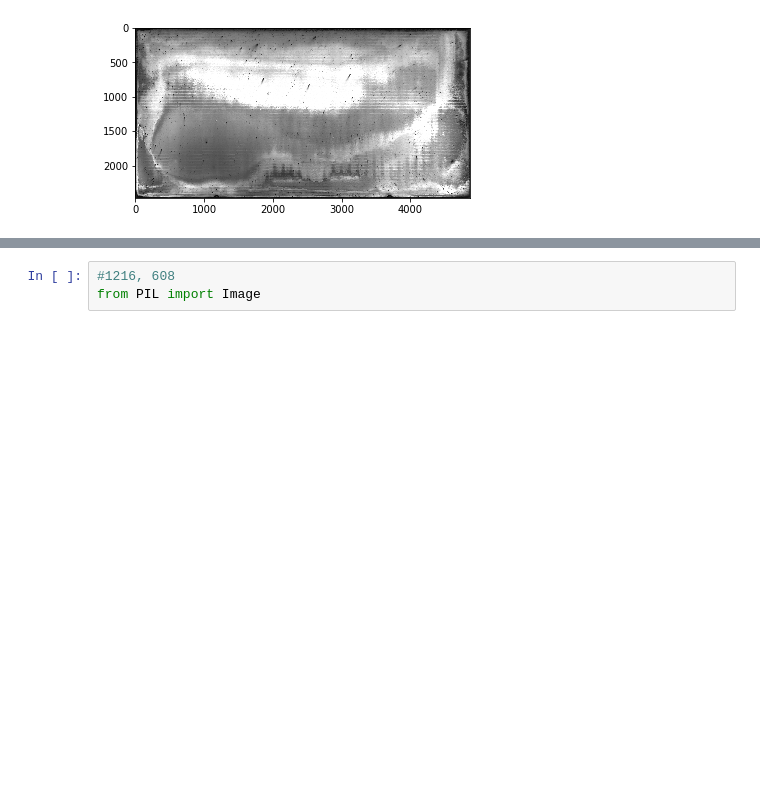
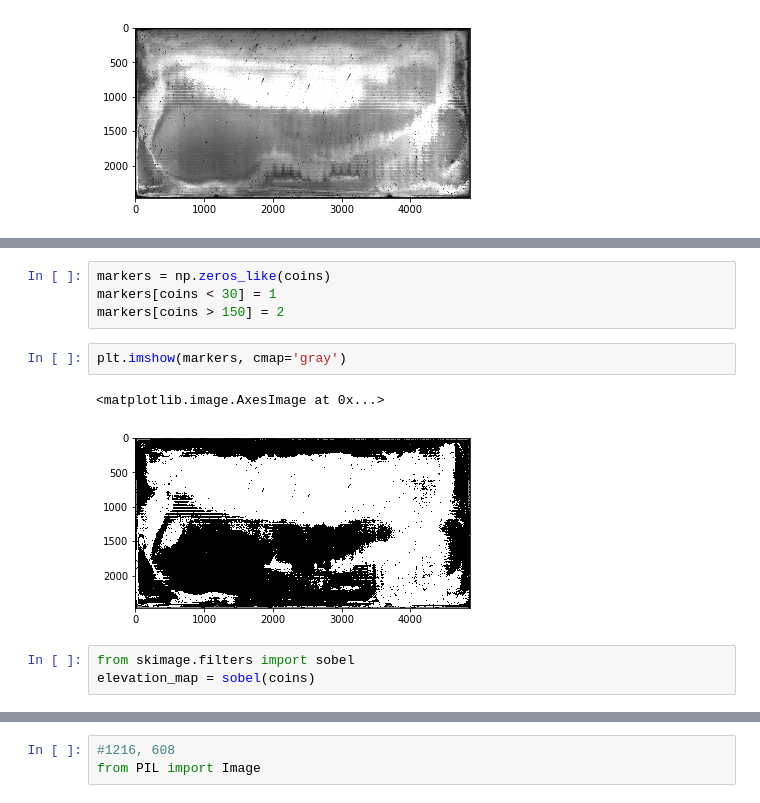
Before and after one commit to nickball007/hehe_PL, a Jupyter notebook: testset_segmentation.ipynb, the cells around one changed output, grey strips where cells are left out. Drawn from its saved outputs; the diff is of its cells as text; blank space fills up the shorter version.

```diff
--- a/testset_segmentation.ipynb
+++ b/testset_segmentation.ipynb
@@ -52,0 +107,12 @@ plt.imshow(test_photo, cmap='gray')
+# %%
+markers = np.zeros_like(coins)
+markers[coins < 30] = 1
+markers[coins > 150] = 2
+# %%
+plt.imshow(markers, cmap='gray')
+# %% [output]
+<matplotlib.image.AxesImage at 0x...>
+[figure, added]
+# %%
+from skimage.filters import sobel
+elevation_map = sobel(coins)
```
Also changed, not shown: parts of 29 cells of this notebook, 4 other files.
